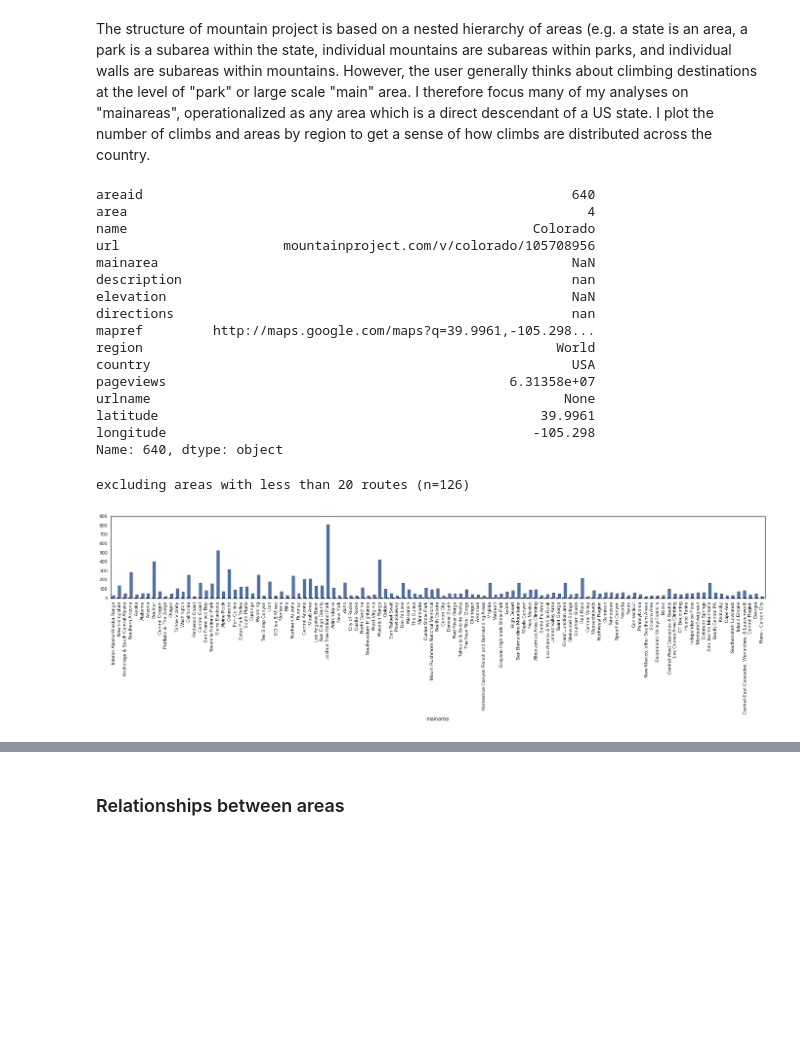
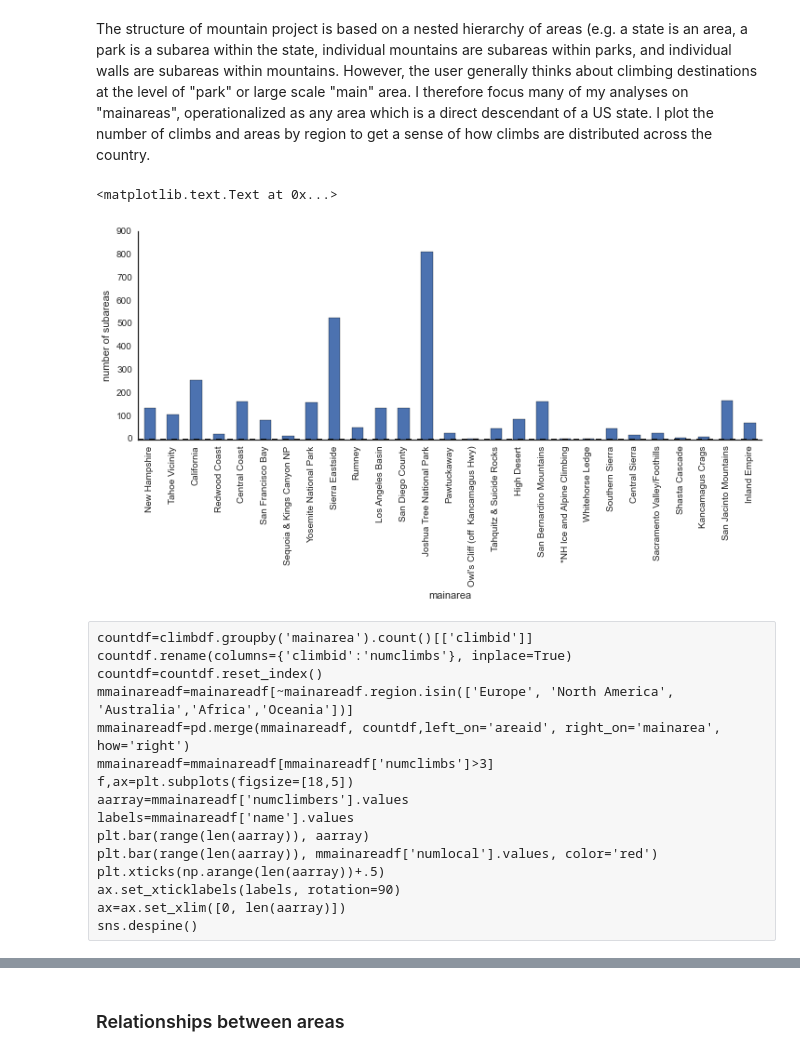
Before and after one commit to askerry/cragcrunch, a Jupyter notebook: Notebook 4. Data Exploration.ipynb, the cells around one changed output, grey strips where cells are left out. Saved outputs shown, nothing was run; the diff lists cells and outputs as text; code cells hidden in the pictures; blank space fills up the shorter version.

```diff
--- a/Notebook 4. Data Exploration.ipynb
+++ b/Notebook 4. Data Exploration.ipynb
@@ -95,34 +162,31 @@ a=ax.set_xticklabels([rd.ndictbouldergrades_r[g] for g in ax.get_xticks()], rota
 ### Characterize climbing areas
 # %% [markdown]
 The structure of mountain project is based on a nested hierarchy of areas (e.g. a state is an area, a park is a subarea within the state, individual mountains are subareas within parks, and individual walls are subareas within mountains. However, the user generally thinks about climbing destinations at the level of "park" or large scale "main" area. I therefore focus many of my analyses on "mainareas", operationalized as any area which is a direct descendant of a US state. I plot the number of climbs and areas by region to get a sense of how climbs are distributed across the country.
-# %%
-adf.loc[640,:]
-# %% [output]
-areaid                                                       640
-area                                                           4
-name                                                    Colorado
-url                     mountainproject.com/v/colorado/105708956
-mainarea                                                     NaN
-description                                                  nan
-elevation                                                    NaN
-directions                                                   nan
-mapref         http://maps.google.com/maps?q=39.9961,-105.298...
-region                                                     World
-country                                                      USA
-pageviews                                            6.31358e+07
-urlname                                                     None
-latitude                                                 39.9961
-longitude                                               -105.298
-Name: 640, dtype: object
 # %%
-f,ax=plt.subplots(figsize=[24,3])
+f,ax=plt.subplots(figsize=[12,4])
 counts=adf[adf['region']!='World'].groupby('mainarea').count()
-print "excluding areas with less than 20 routes (n=%s)" %(len(counts[counts['name']<20]))
-counts=counts[counts['name']>=20]
 counts.name.plot(kind='bar', ax=ax, grid=False)
 labels=[adf.loc[int(v),'name'] for v in counts.index.values if v in adf.index.values]
 x=ax.set_xticklabels(labels)
+sns.despine()
+ax.set_ylabel('number of subareas')
 # %% [output]
-excluding areas with less than 20 routes (n=126)
+<matplotlib.text.Text at 0x...>
-[figure, old version]
+[figure, new version]
+# %% [raw]
+countdf=climbdf.groupby('mainarea').count()[['climbid']]
+countdf.rename(columns={'climbid':'numclimbs'}, inplace=True)
+countdf=countdf.reset_index()
+mmainareadf=mainareadf[~mainareadf.region.isin(['Europe', 'North America', 'Australia','Africa','Oceania'])]
+mmainareadf=pd.merge(mmainareadf, countdf,left_on='areaid', right_on='mainarea', how='right')
+mmainareadf=mmainareadf[mmainareadf['numclimbs']>3]
+f,ax=plt.subplots(figsize=[18,5])
+aarray=mmainareadf['numclimbers'].values
+labels=mmainareadf['name'].values
+plt.bar(range(len(aarray)), aarray)
+plt.bar(range(len(aarray)), mmainareadf['numlocal'].values, color='red')
+plt.xticks(np.arange(len(aarray))+.5)
+ax.set_xticklabels(labels, rotation=90)
+ax=ax.set_xlim([0, len(aarray)])
+sns.despine()
 # %%
```
Also changed, not shown: parts of 29 cells of this notebook, 12 other files.
